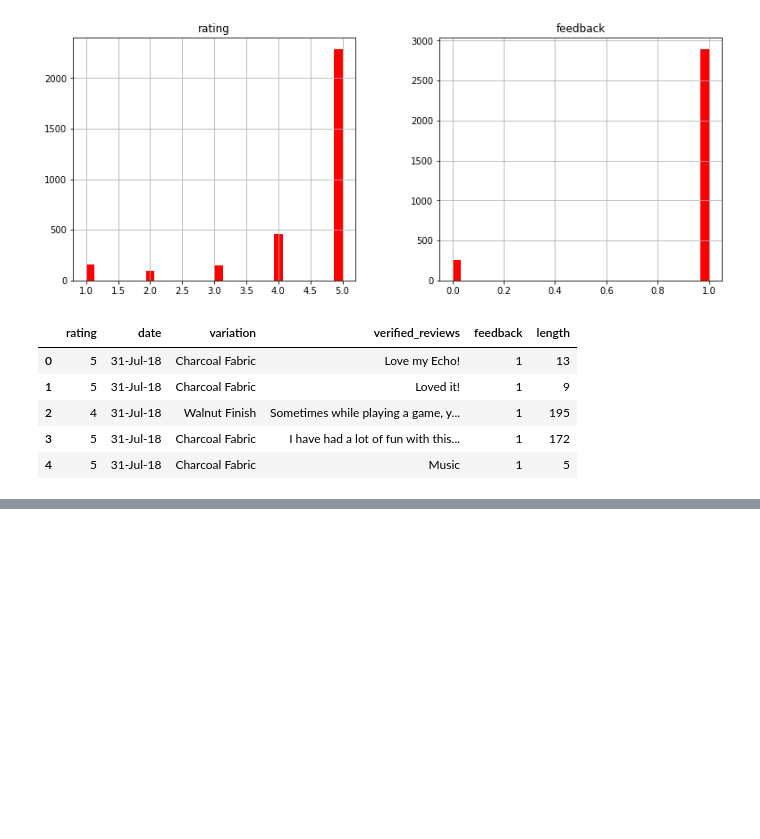
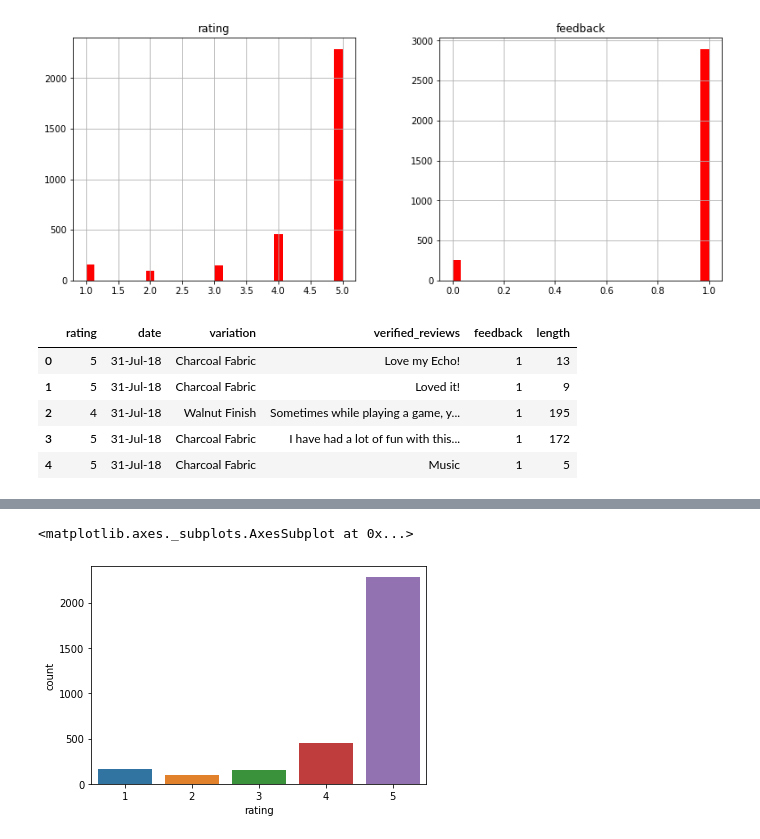
Before and after one commit to Priyo-prog/Understanding-product-review, a Jupyter notebook: Understanding_Product_Review.ipynb, the cells around one changed output, grey strips where cells are left out. Cells and saved outputs as stored; diff of their text form; code cells hidden in the pictures; blank space fills up the shorter version.

```diff
--- a/Understanding_Product_Review.ipynb
+++ b/Understanding_Product_Review.ipynb
@@ -83,0 +141,5 @@ reviews_df.head()
+# %%
+sns.countplot(x='rating', data = reviews_df)
+# %% [output]
+<matplotlib.axes._subplots.AxesSubplot at 0x...>
+[figure, added]
```
Also changed, not shown: parts of 11 cells of this notebook.
